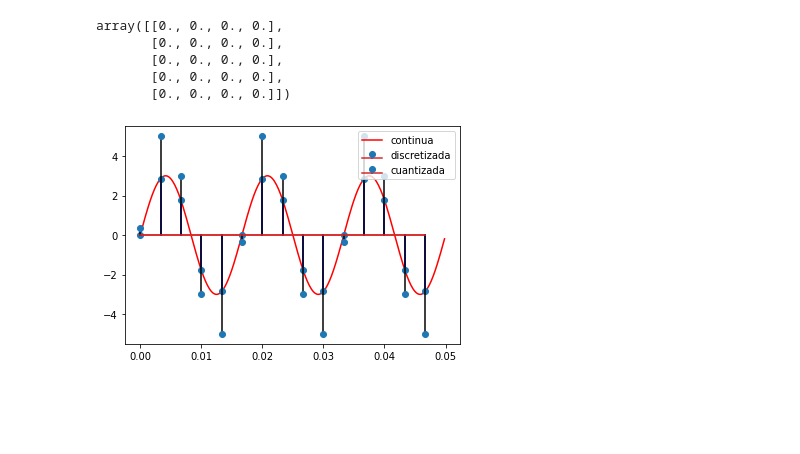
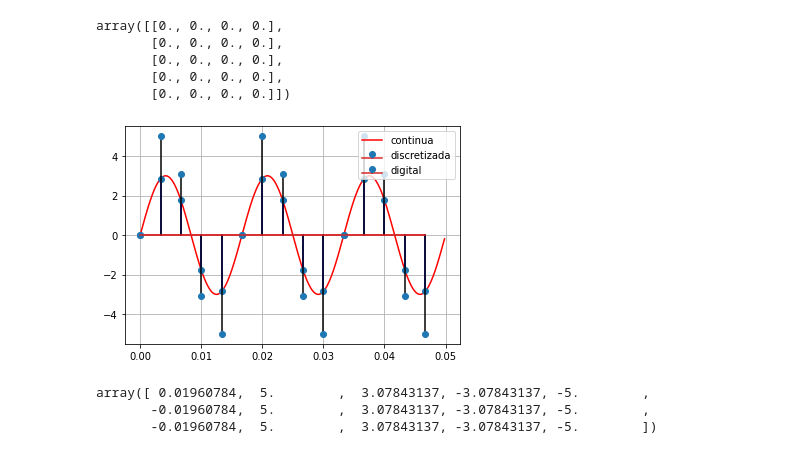
Before and after one commit to amalvarezme/SenalesSistemas, a Jupyter notebook: 1_IntroduccionSyS/1_IntroNumpy_SyS.ipynb, the cells around one changed output. Drawn from its saved outputs; the diff is of its cells as text; code cells hidden in the pictures; blank space fills up the shorter version.

```diff
--- a/1_IntroduccionSyS/1_IntroNumpy_SyS.ipynb
+++ b/1_IntroduccionSyS/1_IntroNumpy_SyS.ipynb
@@ -407,32 +407,39 @@ def my_cuantizador(xd_cp,nbits,rmin,rmax):
 # %%
 A = 3
 Fo = 60
 ti = 0
 tf = 3/Fo
 #crear señal en "continuo"  Fs mucho mayor que Fo
 tc = my_disc(ti,tf,Fs=100*Fo)#vector "continuo"
 xc = A*np.sin(2*np.pi*Fo*tc)
 
 #cero y pendiente
 xc_cp = my_ceropen(xc,ymin = -5, ymax = 5)
 
 #discretización
 tvd = my_disc(ti,tf,Fs=5*Fo) #vector discretizacion
 xd = A*np.sin(2*np.pi*Fo*tvd) #
 xd_cp = my_ceropen(xd,ymin = -5, ymax = 5)
 
 #cuantizar
-nbits = 4
+nbits = 8
 rmin = -5
 rmax = 5
 xq = my_cuantizador(xd_cp,nbits,rmin,rmax)
 
 plt.plot(tc,xc,'r',label='continua')
 #plt.plot(tc,xc_cp,label='continua-cero p.')
 plt.stem(tvd,xd,'b',label='discretizada')
 #plt.stem(tvd,xd_cp,label='discretizada-cero p.')
-plt.stem(tvd,xq,'k',label='cuantizada')
+plt.stem(tvd,xq,'k',label='digital')
+plt.grid()
 plt.legend()
 plt.show()
 # %% [output]
-[figure, old version]
+[figure, new version]
+# %%
+xq
+# %% [output]
+array([ 0.01960784,  5.        ,  3.07843137, -3.07843137, -5.        ,
+       -0.01960784,  5.        ,  3.07843137, -3.07843137, -5.        ,
+       -0.01960784,  5.        ,  3.07843137, -3.07843137, -5.        ])
```
